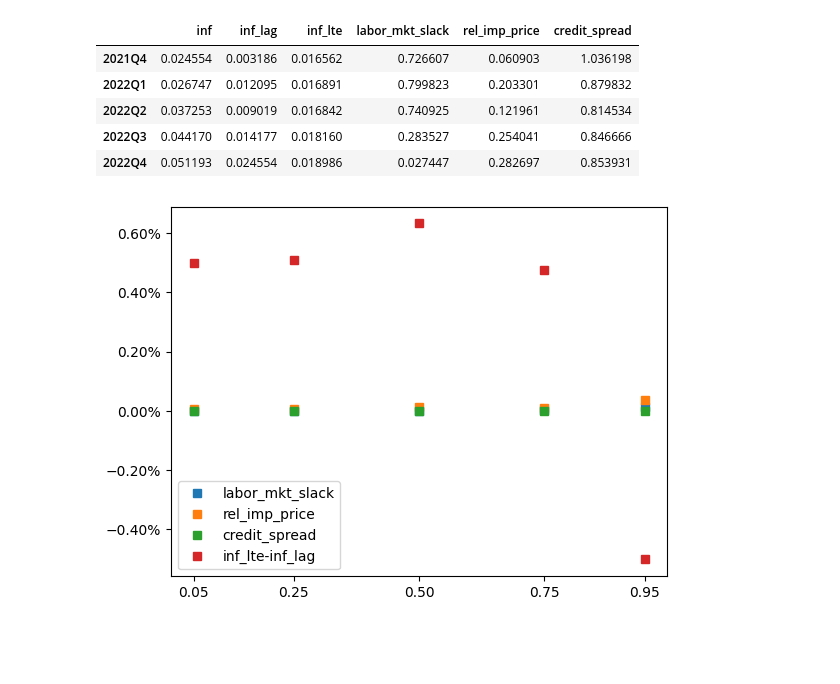
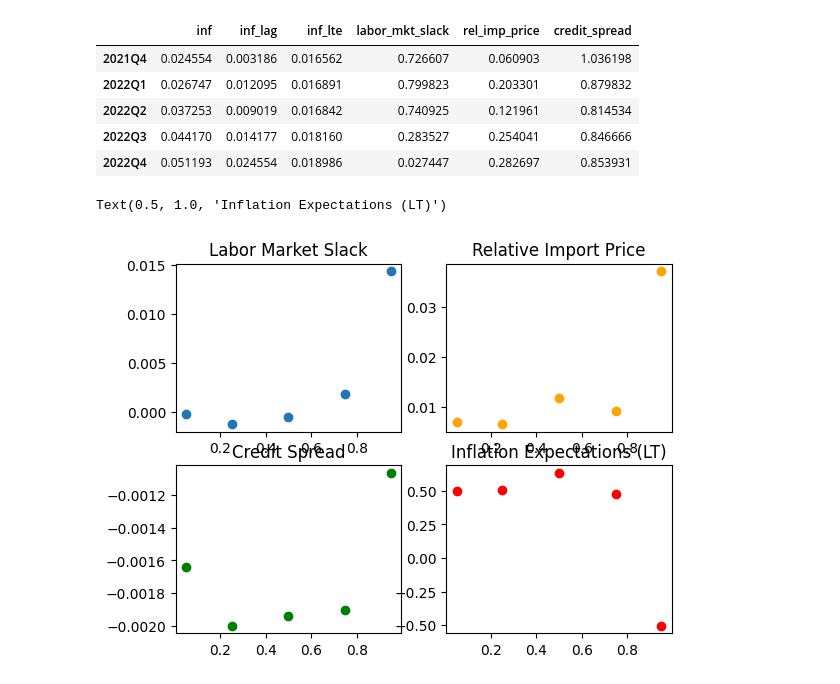
Before and after one commit to tiagocmsouza/inflation-at-risk, a Jupyter notebook: data-download.ipynb, the cells around one changed output. Saved outputs shown, nothing was run; the diff lists cells and outputs as text; code cells hidden in the pictures; blank space fills up the shorter version.

Commit message:
Separate charts

```diff
--- a/data-download.ipynb
+++ b/data-download.ipynb
@@ -219,8 +219,16 @@ for quantile in quantiles:
     models[quantile] = model
 
 reg_coef = pd.DataFrame([models[quantile].coef_ for quantile in quantiles], columns=X_names, index=quantiles)
-# %%
-ax = reg_coef.plot(xticks=reg_coef.index, style='s')
-ax.yaxis.set_major_formatter(mtick.PercentFormatter(decimals=2))
-# %% [output]
-[figure, removed]
+# %%
+fig, axs = plt.subplots(2, 2)
+axs[0, 0].scatter(reg_coef.index, reg_coef['labor_mkt_slack'])
+axs[0, 0].set_title('Labor Market Slack')
+axs[0, 1].scatter(reg_coef.index, reg_coef['rel_imp_price'], color='orange')
+axs[0, 1].set_title('Relative Import Price')
+axs[1, 0].scatter(reg_coef.index, reg_coef['credit_spread'], color='green')
+axs[1, 0].set_title('Credit Spread')
+axs[1, 1].scatter(reg_coef.index, reg_coef['inf_lte-inf_lag'], color='red')
+axs[1, 1].set_title('Inflation Expectations (LT)')
+# %% [output]
+Text(0.5, 1.0, 'Inflation Expectations (LT)')
+[figure, added]
```
